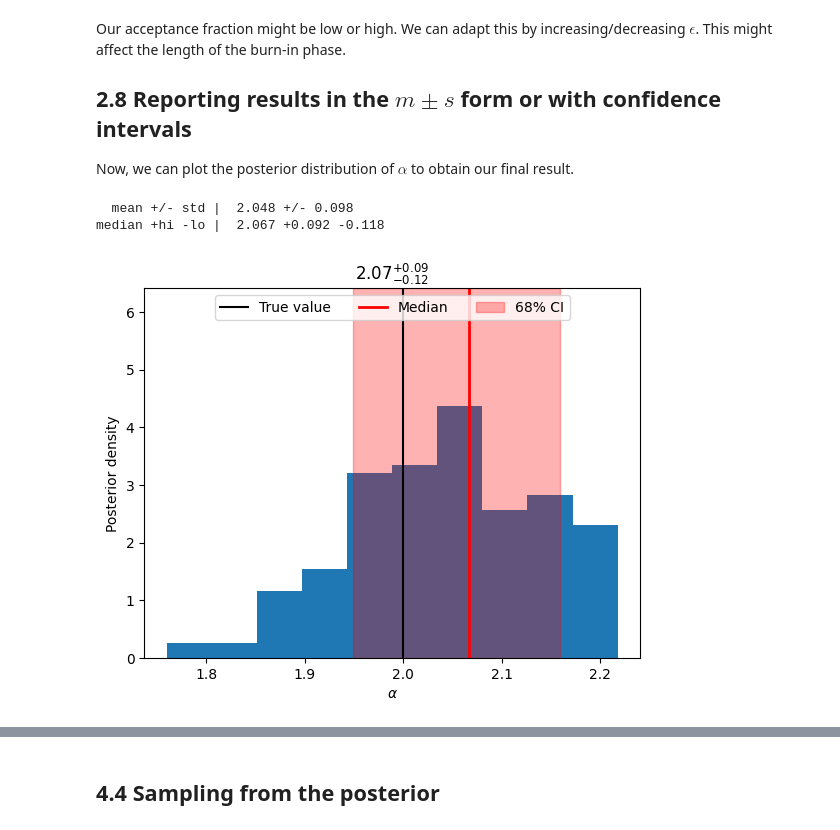
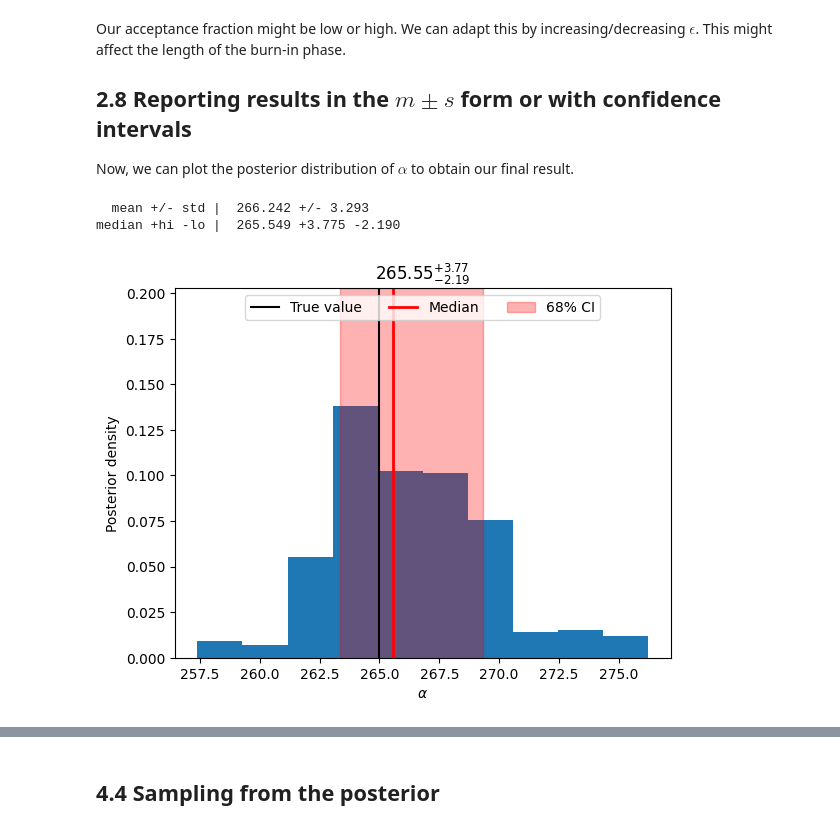
Before and after one commit to astrostatistics-in-crete/2023_summer_school, a Jupyter notebook: MCMC/MCMC_S.ipynb, the cells around one changed output, grey strips where cells are left out. Saved outputs shown, nothing was run; the diff lists cells and outputs as text; code cells hidden in the pictures.

```diff
--- a/MCMC/MCMC_S.ipynb
+++ b/MCMC/MCMC_S.ipynb
@@ -202,15 +201,9 @@ def ln_posterior(alpha, x_max, x_obs, x_err):
 # %% [markdown]
 ## 2.5 Running the M-H algorithm
 # %%
-alpha_0 = 3.0
-step_size = 0.3
+alpha_0 = 400.0
+step_size = 10
 
-
-start = time.time()
-chain = metro_hastings(ln_posterior, alpha_0, args=(dist_max, dist_obs, dist_err),
-                       step_size=step_size, N_steps=200)
-end = time.time()
-
-print()
-print("Elapsed time:", end-start, "seconds")
+chain = metro_hastings(ln_posterior, alpha_0, args=[sample_1],
+                       step_size=step_size, N_steps=500)
 # %% [output]
@@ -221,10 +213,10 @@ Elapsed time: 34.20120167732239 seconds
 
 The first steps in the chain are not in the optimal regime. This is called the "burn-in" and is thrown away. In principle, there is no absolute way to determine if your chains have converged to the optimal region of parameter space. In practice, unless your problem is pathological, it is usually pretty obvious. Do remember this can be an issue and take care!
 # %%
-n_burnin = 30   # change this value if needed
+n_burnin = 50   # change this value if needed
 
 plt.figure()
-plt.axvspan(0, n_burnin, color="k", alpha=0.3)
+plt.axvspan(0, n_burnin, color="r", alpha=0.3)
 plt.plot(chain)
 _, _, y_min, y_max = plt.axis()
 plt.text(n_burnin + 3, (y_min + y_max) / 2.0, "Burn-in")
@@ -253,29 +245,29 @@ Now, we can plot the posterior distribution of $\alpha$ to obtain our final resu
 # %%
 mean, std = np.mean(chain_converged), np.std(chain_converged)
 lo68, median, hi68 = np.percentile(chain_converged, [16, 50, 84])
 
 print("  mean +/- std |  {:.3f} +/- {:.3f}".format(mean, std))
 print("median +hi -lo |  {:.3f} +{:.3f} -{:.3f}".format(
     median, hi68 - median, median - lo68))
 
 
 plt.figure()
 plt.hist(chain_converged, bins=10, density=True)
 _, _, _, y_max = plt.axis()
 plt.ylim(ymax=y_max*1.4)
 
-plt.axvline(2.0, color="k", label="True value")
+plt.axvline(a, color="k", label="True value")
 plt.axvline(median, color="r", linewidth=2, label="Median")
 plt.axvspan(lo68, hi68, color="r", alpha=0.3, label="68% CI")
 plt.title(r"${:.2f}^{{+{:.2f}}}_{{-{:.2f}}}$".format(median, hi68 - median, median - lo68))
 plt.xlabel(r"$\alpha$")
 plt.ylabel("Posterior density")
 plt.legend(loc="upper center", ncol=3)
 plt.show()
 # %% [output]
-  mean +/- std |  2.048 +/- 0.098
-median +hi -lo |  2.067 +0.092 -0.118
+  mean +/- std |  266.242 +/- 3.293
+median +hi -lo |  265.549 +3.775 -2.190
-[figure, old version]
+[figure, new version]
 # %% [markdown]
 # 3. The MCMC Hammer... `emcee`:
 ## ...a *seriously kick-ass MCMC*...
```
Also changed, not shown: parts of 46 cells of this notebook.
